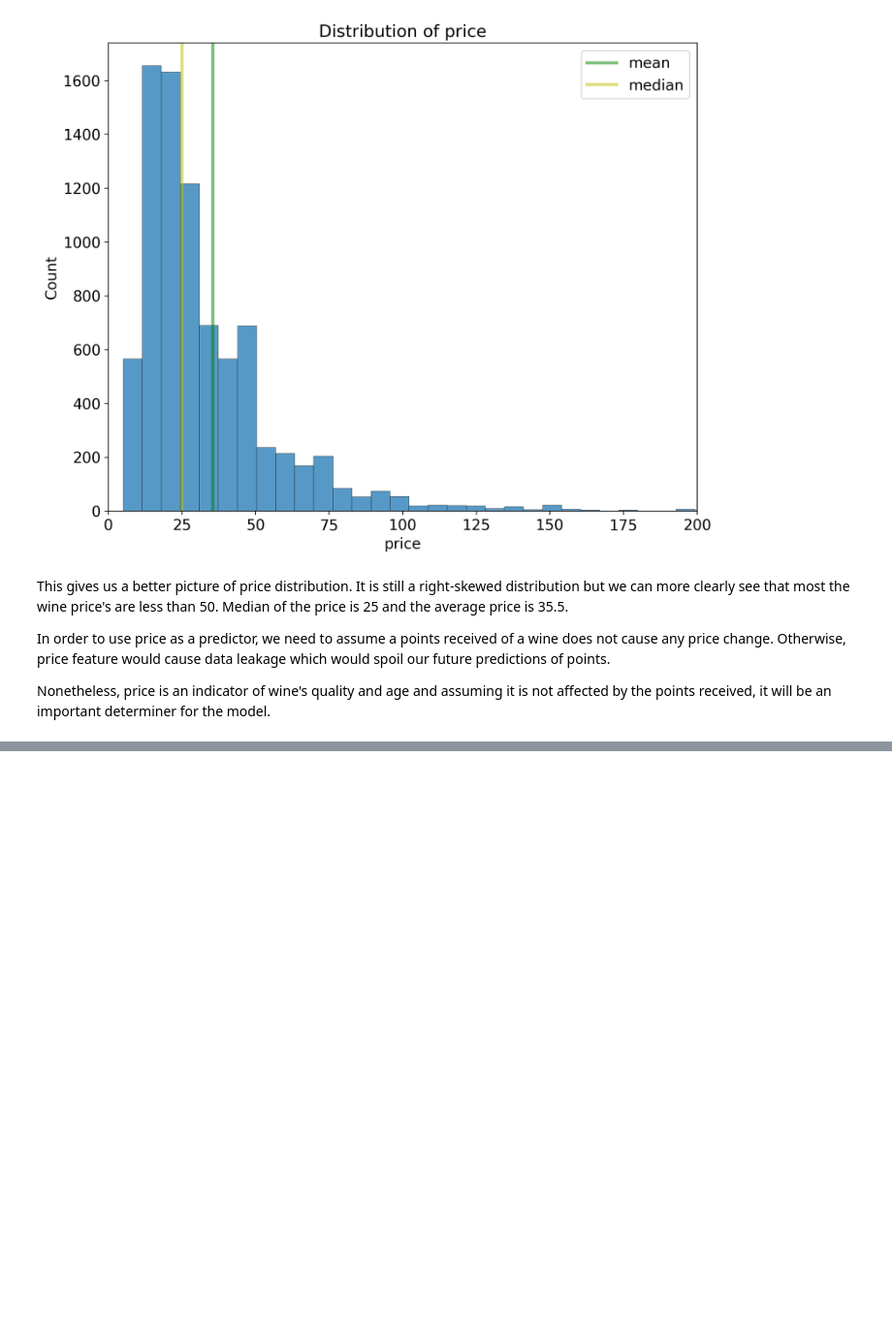
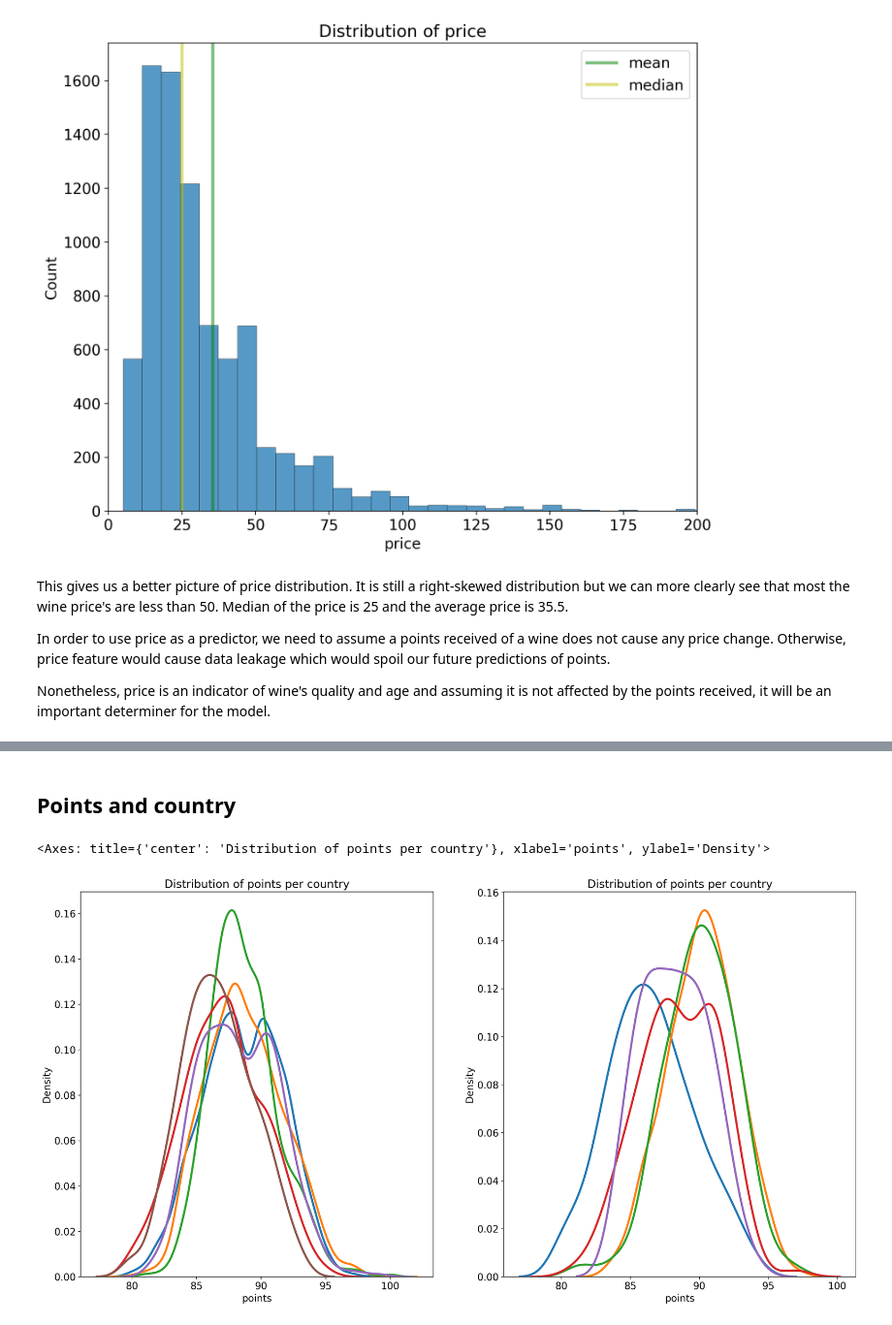
Before and after one commit to Uemerson/building-an-automated-machine-learning-pipeline, a Jupyter notebook: notebooks/WineRatingPredictor-1.ipynb, the cells around one changed output, grey strips where cells are left out. Shown at 97% size. Saved outputs shown, nothing was run; the diff lists cells and outputs as text; code cells hidden in the pictures; blank space fills up the shorter version.

Commit message:
feat: add 'Distribution of Price in the range 0-200', 'Points and country' and 'Points VS price in most frequent countries' subsections to notebook

```diff
--- a/notebooks/WineRatingPredictor-1.ipynb
+++ b/notebooks/WineRatingPredictor-1.ipynb
@@ -481,0 +508,5 @@ Nonetheless, price is an indicator of wine's quality and age and assuming it is
+# %%
+figsize(10, 8)
+plt.rcParams['font.size'] = 14
+plot_histogram(train_cleaned, "price", 200)
+plt.xlim(0,200)
@@ -481,0 +516,36 @@ Nonetheless, price is an indicator of wine's quality and age and assuming it is
+# %% [markdown]
+## Points and country
+# %%
+# for understandable plots wines from
+# themost frequent countries' points
+# will be visualized
+countries = (train_cleaned["country"]
+             .value_counts())
+
+freq_countries = list(
+    countries[
+        countries.values > 300]
+    .index)
+
+freq2_countries = list(
+    countries[
+        (countries.values <= 300) &
+        (countries.values >= 100)]
+    .index)
+# %%
+# distribution of the points per country
+figsize(20, 10)
+plt.rcParams['font.size'] = 14
+
+# plot points distribution for most frequent countries
+plt.subplot(1, 2, 1)
+plot_distribution(train_cleaned, "points",
+                  freq_countries, "country")
+
+# plot points distribution for second most frequent countries
+plt.subplot(1, 2, 2)
+plot_distribution(train_cleaned, "points",
+                  freq2_countries, "country")
+# %% [output]
+<Axes: title={'center': 'Distribution of points per country'}, xlabel='points', ylabel='Density'>
+[figure, added]
```
Also changed, not shown: parts of 12 cells of this notebook.
